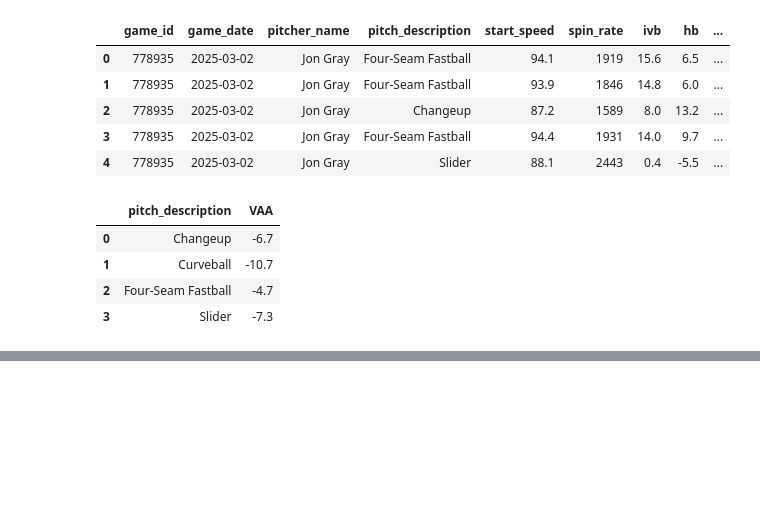
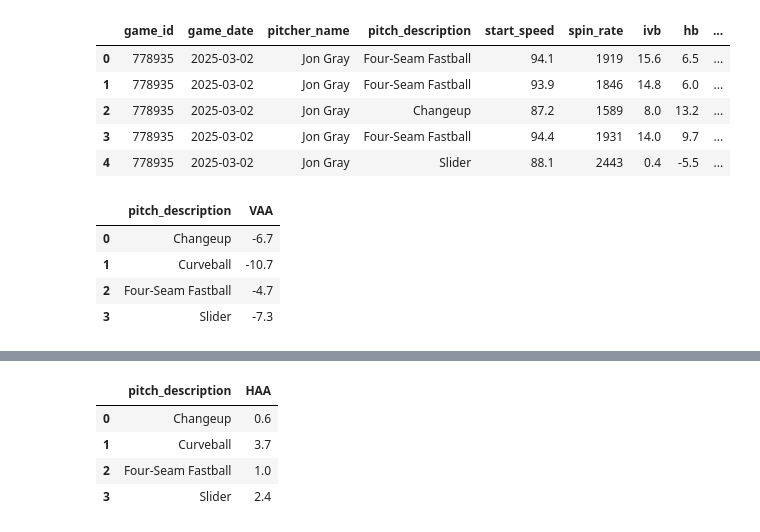
Before and after one commit to CarsonHallford/PitcherData, a Jupyter notebook: MLB_Scraper_Pitcher_Data.ipynb, the cells around one changed output, grey strips where cells are left out. Cells and saved outputs as stored; diff of their text form; code cells hidden in the pictures; blank space fills up the shorter version.

```diff
--- a/MLB_Scraper_Pitcher_Data.ipynb
+++ b/MLB_Scraper_Pitcher_Data.ipynb
@@ -532,6 +806,7 @@ pitcher_pyb = df_pyb[
         "hb",
         "z0",
         "x0",
+        "pitcher_hand",
         "is_whiff",
         "is_swing",
         "play_code",
@@ -599,0 +877,10 @@ pitch_type_counts
+# %%
+# Compute HAA
+pitcher_pyb.loc[:, "HAA"] = -np.arctan(pitcher_pyb["vx_f"] / pitcher_pyb["vy_f"]) * (
+    180 / np.pi
+)
+
+# Adjust HAA for left-handed pitchers (pitcher_hand = 'L')
+pitcher_pyb.loc[pitcher_pyb["pitcher_hand"] == 'L', "HAA"] *= -1
+
+pitcher_pyb.head(5)
@@ -599,0 +894,12 @@ pitch_type_counts
+# %%
+haa_means = (
+    pitcher_pyb.groupby("pitch_description", as_index=False)["HAA"].mean()
+).round(1)
+
+haa_means
+# %% [output]
+|  | pitch_description | HAA |
+| 0 | Changeup | 0.6 |
+| 1 | Curveball | 3.7 |
+| 2 | Four-Seam Fastball | 1.0 |
+| 3 | Slider | 2.4 |
```
Also changed, not shown: parts of 53 cells of this notebook.
